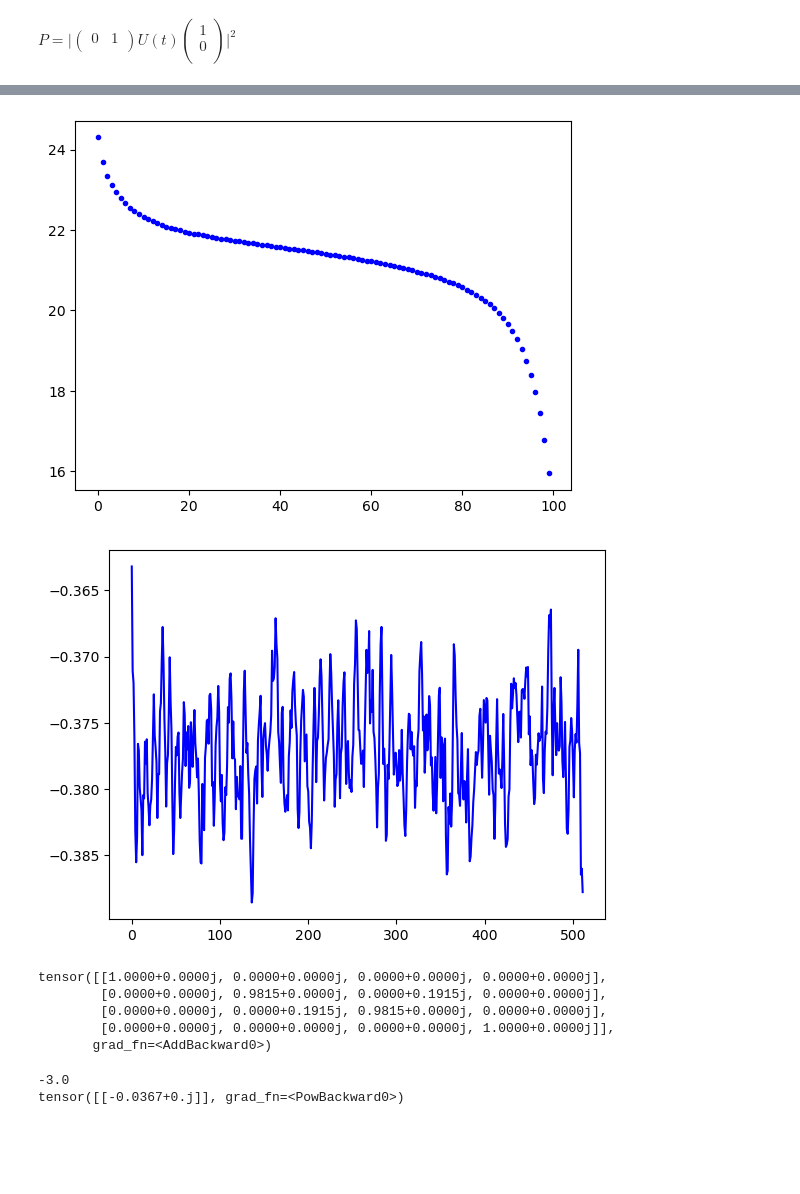
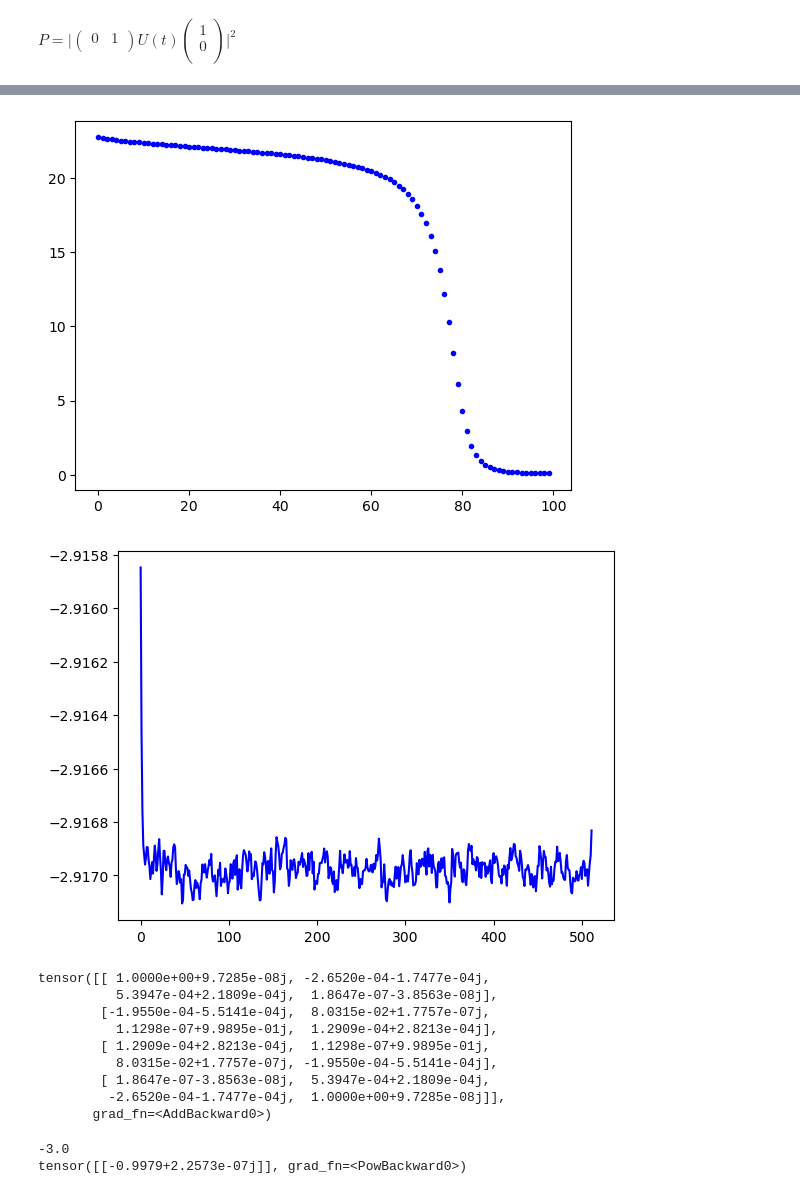
Before and after one commit to Shihyeon/MathematicalPhysicsAI, a Jupyter notebook: Finals_ReinforcementLearningProb3.ipynb, the cells around one changed output, grey strips where cells are left out. Drawn from its saved outputs; the diff is of its cells as text; code cells hidden in the pictures; blank space fills up the shorter version.

```diff
--- a/Finals_ReinforcementLearningProb3.ipynb
+++ b/Finals_ReinforcementLearningProb3.ipynb
@@ -52,21 +52,21 @@ e^{-i(\text{d} \omega t + \phi)} & 0                       \\
 \end{pmatrix}
 $
 # %%
-def H(g_t, T):
+def H(g_t, s1_t, s2_t, T):
 
     t = T*dt
     y =(g_t * torch.tensor([[0, 0, 0, 0],
                             [0, 0, torch.exp(torch.tensor(-1j * (dw12*t))),0],
                             [0, torch.exp(torch.tensor(1j*(dw12*t ))), 0, 0],
                             [0, 0, 0, 0]])
-        - 0.5 * om_v0 * 0 * torch.tensor([[0, 0, torch.exp(torch.tensor( 1j * (dw1*t + phi1))), 0],
-                                          [0, 0, 0, torch.exp(torch.tensor( 1j * (dw1*t + phi1)))],
-                                          [torch.exp(torch.tensor(-1j * (dw1*t + phi1))), 0, 0, 0],
-                                          [0, torch.exp(torch.tensor(-1j * (dw1*t + phi1))), 0, 0]])
-        - 0.5 * om_v0 * 0 * torch.tensor([[0, torch.exp(torch.tensor( 1j * (dw2*t + phi2))), 0 ,0],
-                                          [torch.exp(torch.tensor(-1j * (dw2*t + phi2))), 0, 0, 0],
-                                          [0, 0, 0, torch.exp(torch.tensor( 1j * (dw2*t + phi2)))],
-                                          [0, 0, torch.exp(torch.tensor(-1j * (dw2*t + phi2))), 0]]))
+        -0.5 * om_v0 * s1_t * torch.tensor([[0, 0, torch.exp(torch.tensor( 1j * (dw1*t + phi1))), 0],
+                                            [0, 0, 0, torch.exp(torch.tensor( 1j * (dw1*t + phi1)))],
+                                            [torch.exp(torch.tensor(-1j * (dw1*t + phi1))), 0, 0, 0],
+                                            [0, torch.exp(torch.tensor(-1j * (dw1*t + phi1))), 0, 0]])
+        -0.5 * om_v0 * s2_t * torch.tensor([[0, torch.exp(torch.tensor( 1j * (dw2*t + phi2))), 0 ,0],
+                                            [torch.exp(torch.tensor(-1j * (dw2*t + phi2))), 0, 0, 0],
+                                            [0, 0, 0, torch.exp(torch.tensor( 1j * (dw2*t + phi2)))],
+                                            [0, 0, torch.exp(torch.tensor(-1j * (dw2*t + phi2))), 0]]))
     return y
 # %%
 input_size = 64
@@ -127,12 +127,16 @@ T_size = input_size * 8
 for epoch in range(epoch_range):
     input_t = torch.arange(T_size) * dt
     gt = model_g(input_t)
+    s1t = model_s1(input_t)
+    s2t = model_s2(input_t)
     model_g.train()
+    model_s1.train()
+    model_s2.train()
 
     ut = u0.detach().clone()
 
     for T in range(1, T_size):
-        dudt = -1j * torch.matmul(H(gt[T], T), ut)
+        dudt = -1j * torch.matmul(H(gt[T], s1t[T], s2t[T], T), ut)
         ut = ut + dudt*dt
 
     p1 = (torch.matmul(torch.matmul(torch.tensor([[0, 1, 0, 0]]) * (1. + 0j), ut), torch.tensor([[0], [1], [0], [0]])*(1. + 0j)))[0]
@@ -140,22 +144,29 @@ for epoch in range(epoch_range):
     p3 = (torch.matmul(torch.matmul(torch.tensor([[0, 0, 1, 0]]) * (1. + 0j), ut), torch.tensor([[0], [1], [0], [0]])*(1. + 0j)) - 1j)[0]
     p4 = (torch.matmul(torch.matmul(torch.tensor([[0, 0, 1, 0]]) * (1. + 0j), ut), torch.tensor([[0], [0], [1], [0]])*(1. + 0j)))[0]
 
-    loss = (+ 1  * (torch.square(np.imag(p1)) + torch.square(np.real(p1))).requires_grad_(True)
+    loss = (+  1 * (torch.square(np.imag(p1)) + torch.square(np.real(p1))).requires_grad_(True)
             + 10 * (torch.square(np.real(p2)) + torch.square(np.imag(p2))).requires_grad_(True)
             + 10 * (torch.square(np.real(p3)) + torch.square(np.imag(p3))).requires_grad_(True)
-            + 1  * (torch.square(np.imag(p4)) + torch.square(np.real(p4))).requires_grad_(True)
-            + 1  * torch.sum((torch.diff(gt)**2)+torch.sum(torch.var(gt))).requires_grad_(True))
+            +  1 * (torch.square(np.imag(p4)) + torch.square(np.real(p4))).requires_grad_(True)
+            +0.1 * torch.sum((torch.diff(gt )**2)+torch.sum(torch.var(gt ))).requires_grad_(True)
+            +0.1 * torch.sum((torch.diff(s1t)**2)+torch.sum(torch.var(s1t))).requires_grad_(True)
+            +0.1 * torch.sum((torch.diff(s2t)**2)+torch.sum(torch.var(s2t))).requires_grad_(True))
 
     loss.backward()
     optimizer_g.step()
+    optimizer_s1.step()
+    optimizer_s2.step()
     optimizer_g.zero_grad()
+    optimizer_s1.zero_grad()
+    optimizer_s2.zero_grad()
 
     if epoch % export_epoch == 1:  # export_epoch = 10
         print(loss)
         # print(ut)
         # plt.plot(st.detach().numpy(), 'b')
-        plt.show()
+        # plt.show()
         loss_list.append(loss.item())
+        list_s1.append(str(loss.item()))
 
 plt.plot(loss_list, 'b.')
 plt.show()
@@ -184,9 +195,13 @@ tensor([15.9419], grad_fn=<AddBackward0>)
-[figure, old version]
+[figure, new version]
-[figure, old version]
+[figure, new version]
-tensor([[1.0000+0.0000j, 0.0000+0.0000j, 0.0000+0.0000j, 0.0000+0.0000j],
-        [0.0000+0.0000j, 0.9815+0.0000j, 0.0000+0.1915j, 0.0000+0.0000j],
-        [0.0000+0.0000j, 0.0000+0.1915j, 0.9815+0.0000j, 0.0000+0.0000j],
-        [0.0000+0.0000j, 0.0000+0.0000j, 0.0000+0.0000j, 1.0000+0.0000j]],
+tensor([[ 1.0000e+00+9.7285e-08j, -2.6520e-04-1.7477e-04j,
+          5.3947e-04+2.1809e-04j,  1.8647e-07-3.8563e-08j],
+        [-1.9550e-04-5.5141e-04j,  8.0315e-02+1.7757e-07j,
+          1.1298e-07+9.9895e-01j,  1.2909e-04+2.8213e-04j],
+        [ 1.2909e-04+2.8213e-04j,  1.1298e-07+9.9895e-01j,
+          8.0315e-02+1.7757e-07j, -1.9550e-04-5.5141e-04j],
+        [ 1.8647e-07-3.8563e-08j,  5.3947e-04+2.1809e-04j,
+         -2.6520e-04-1.7477e-04j,  1.0000e+00+9.7285e-08j]],
        grad_fn=<AddBackward0>)
 # %%
 z = 1 - 3j
@@ -194,7 +209,7 @@ print(np.imag(z))
 print(torch.square(torch.matmul(torch.matmul(torch.tensor([[0, 1, 0, 0]]) * (1. + 0j), ut), torch.tensor([[0], [0], [1], [0]])*(1. + 0j))))
 # %% [output]
 -3.0
-tensor([[-0.0367+0.j]], grad_fn=<PowBackward0>)
+tensor([[-0.9979+2.2573e-07j]], grad_fn=<PowBackward0>)
 # %%
 plt.plot(s1t.detach().numpy(), 'b')
 plt.show()
```
Also changed, not shown: parts of 2 cells of this notebook.
